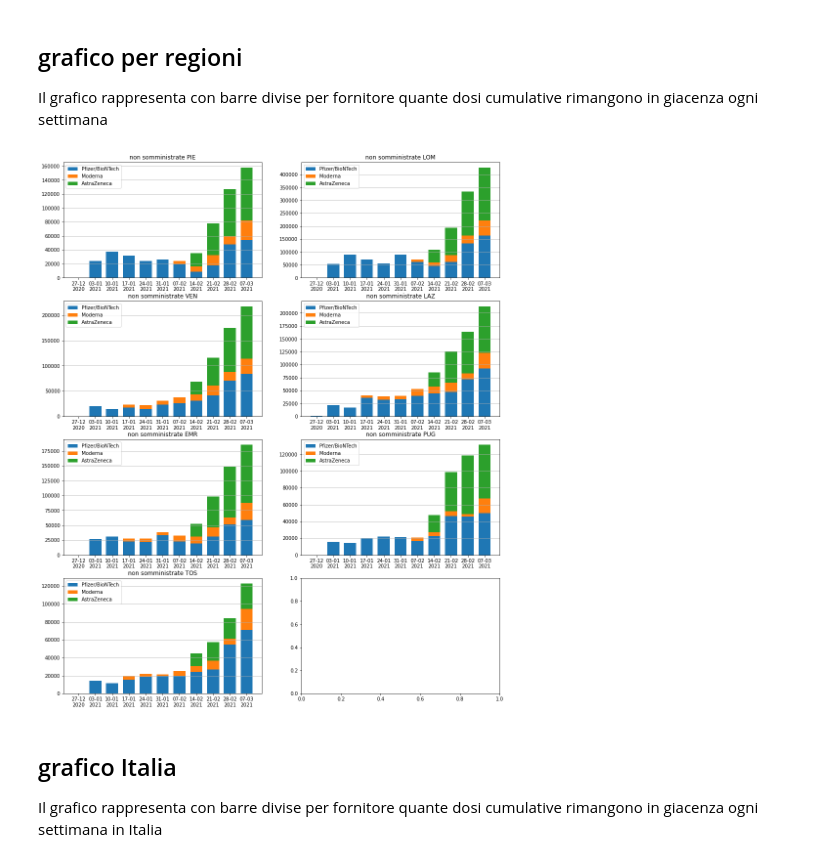
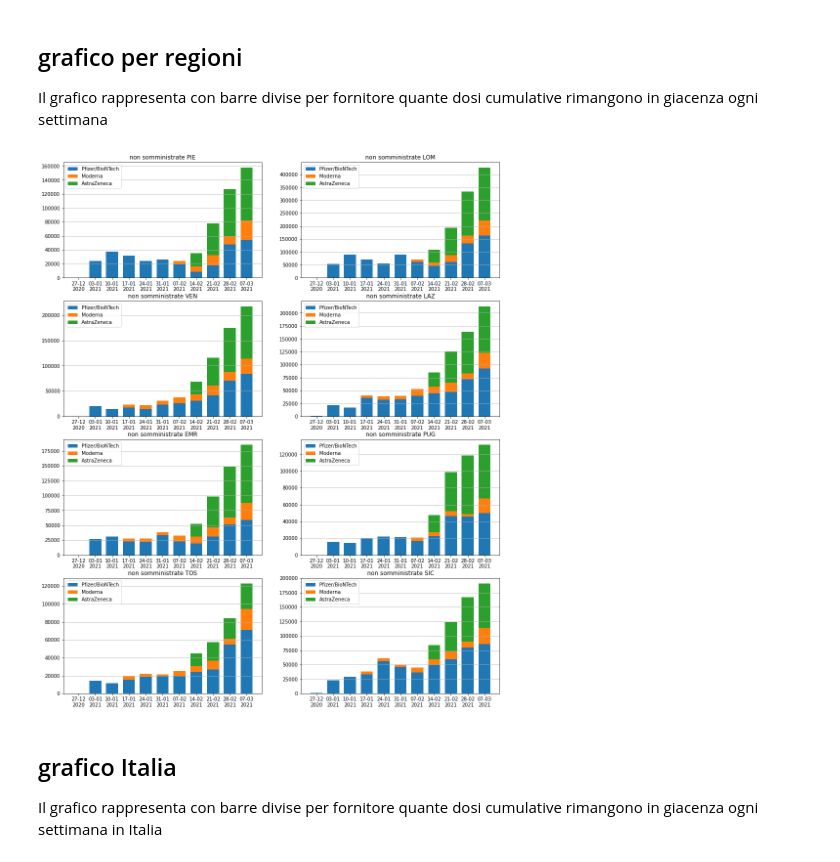
Before and after one commit to lgasp/COVID19, a Jupyter notebook: vaccini.ipynb, the cells around one changed output. Drawn from its saved outputs; the diff is of its cells as text; code cells hidden in the pictures.

```diff
--- a/vaccini.ipynb
+++ b/vaccini.ipynb
@@ -79,23 +79,23 @@ magazzino_forn_tot_w=magazzino_forn_tot.resample('W').mean()
 ## grafico per regioni<a id="grafico_regioni"></a>
 Il grafico rappresenta con barre divise per fornitore quante dosi cumulative rimangono in giacenza ogni settimana
 # %%
-areas_ana=['PIE','LOM','VEN','LAZ','EMR','PUG','TOS']
+areas_ana=['PIE','LOM','VEN','LAZ','EMR','PUG','TOS','SIC']
 nrows=int(np.ceil(len(areas_ana)/2))
 fig,axs=plt.subplots(nrows,2,figsize=(16,nrows*5))
 axs=[xx for xx1 in axs for xx in xx1]
 for ax,area in zip(axs,areas_ana):
     f_cumul=[]
     for f in forn:
         ax.bar(magazzino_forn_tot_w.index,magazzino_forn_tot_w[area,f],5.,bottom=(magazzino_forn_tot_w[area])[f_cumul].sum(axis=1))
         f_cumul.append(f)
     ax.xaxis.set_major_formatter(dateformat)
     ax.set_xticks(magazzino_forn_tot_w.index)
     ax.grid(True, axis="y")
     ax.legend(forn)
     ax.set_ylim(0,None)
     ax.set_title('non somministrate ' + area)
 # %% [output]
-[figure, old version]
+[figure, new version]
 # %% [markdown]
 ## grafico Italia<a id="grafico_italia"></a>
 
```
Also changed, not shown: parts of 2 cells of this notebook.
